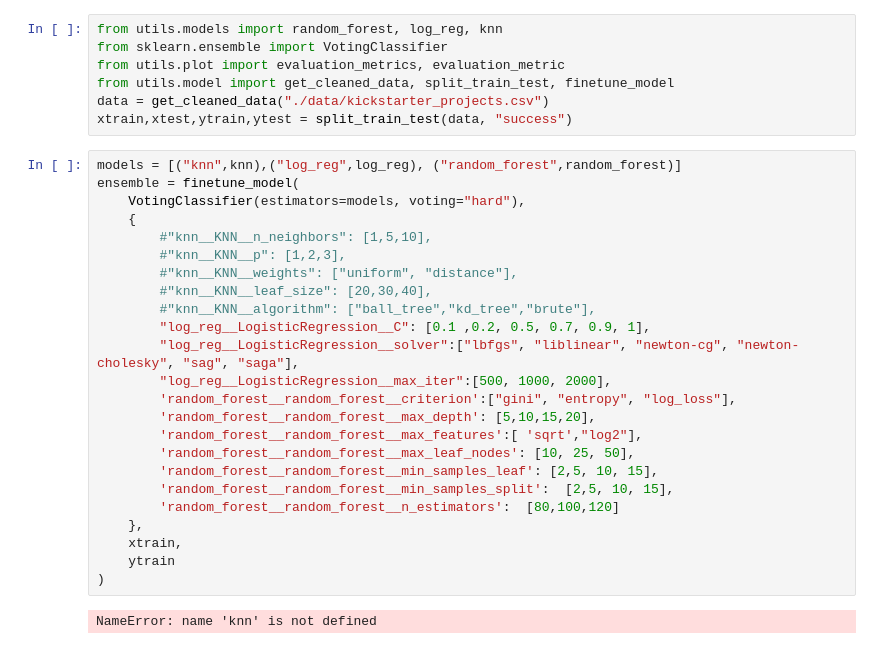
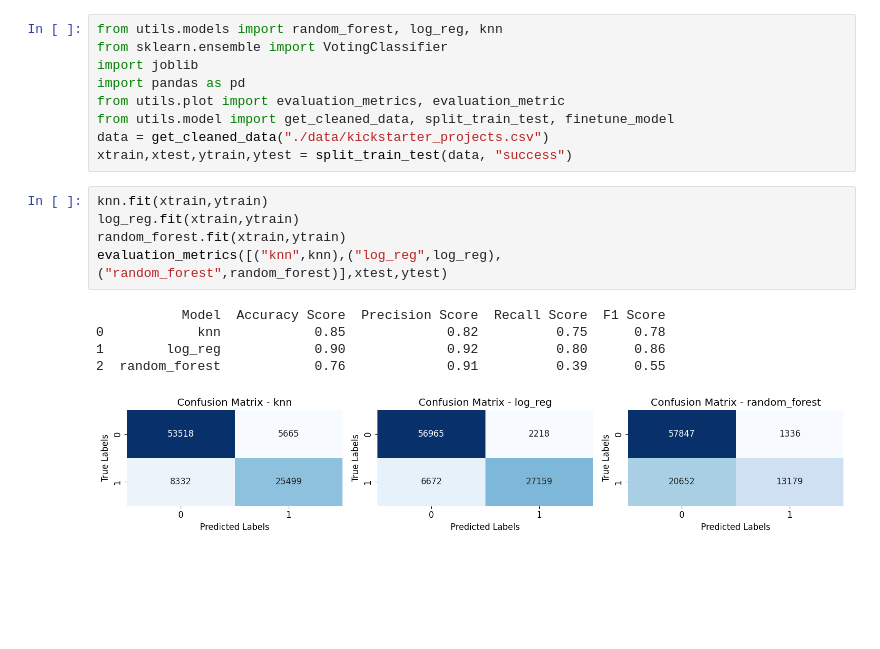
Before and after one commit to TorstenChandler/kickstarter_project, a Jupyter notebook: main.ipynb, the cells around one changed output. Cells and saved outputs as stored; diff of their text form; blank space fills up the shorter version.

Commit message:
updating models

```diff
--- a/main.ipynb
+++ b/main.ipynb
@@ -1,33 +1,20 @@
 # %%
 from utils.models import random_forest, log_reg, knn
 from sklearn.ensemble import VotingClassifier
+import joblib
+import pandas as pd
 from utils.plot import evaluation_metrics, evaluation_metric
 from utils.model import get_cleaned_data, split_train_test, finetune_model
 data = get_cleaned_data("./data/kickstarter_projects.csv")
 xtrain,xtest,ytrain,ytest = split_train_test(data, "success")
-# %%
-models = [("knn",knn),("log_reg",log_reg), ("random_forest",random_forest)]
-ensemble = finetune_model(
-    VotingClassifier(estimators=models, voting="hard"),
-    {
-        #"knn__KNN__n_neighbors": [1,5,10],
-        #"knn__KNN__p": [1,2,3],
-        #"knn__KNN__weights": ["uniform", "distance"],
-        #"knn__KNN__leaf_size": [20,30,40],
-        #"knn__KNN__algorithm": ["ball_tree","kd_tree","brute"],
-        "log_reg__LogisticRegression__C": [0.1 ,0.2, 0.5, 0.7, 0.9, 1],
-        "log_reg__LogisticRegression__solver":["lbfgs", "liblinear", "newton-cg", "newton-cholesky", "sag", "saga"],
-        "log_reg__LogisticRegression__max_iter":[500, 1000, 2000],
-        'random_forest__random_forest__criterion':["gini", "entropy", "log_loss"],
-        'random_forest__random_forest__max_depth': [5,10,15,20],
-        'random_forest__random_forest__max_features':[ 'sqrt',"log2"],
-        'random_forest__random_forest__max_leaf_nodes': [10, 25, 50],
-        'random_forest__random_forest__min_samples_leaf': [2,5, 10, 15],
-        'random_forest__random_forest__min_samples_split':  [2,5, 10, 15],
-        'random_forest__random_forest__n_estimators':  [80,100,120]
-    },
-    xtrain,
-    ytrain
-)
-# %% [output]
-NameError: name 'knn' is not defined
+# %%
+knn.fit(xtrain,ytrain)
+log_reg.fit(xtrain,ytrain)
+random_forest.fit(xtrain,ytrain)
+evaluation_metrics([("knn",knn),("log_reg",log_reg), ("random_forest",random_forest)],xtest,ytest)
+# %% [output]
+           Model  Accuracy Score  Precision Score  Recall Score  F1 Score
+0            knn            0.85             0.82          0.75      0.78
+1        log_reg            0.90             0.92          0.80      0.86
+2  random_forest            0.76             0.91          0.39      0.55
+[figure, added]
```
Also changed, not shown: parts of 2 cells of this notebook, 3 other files.
